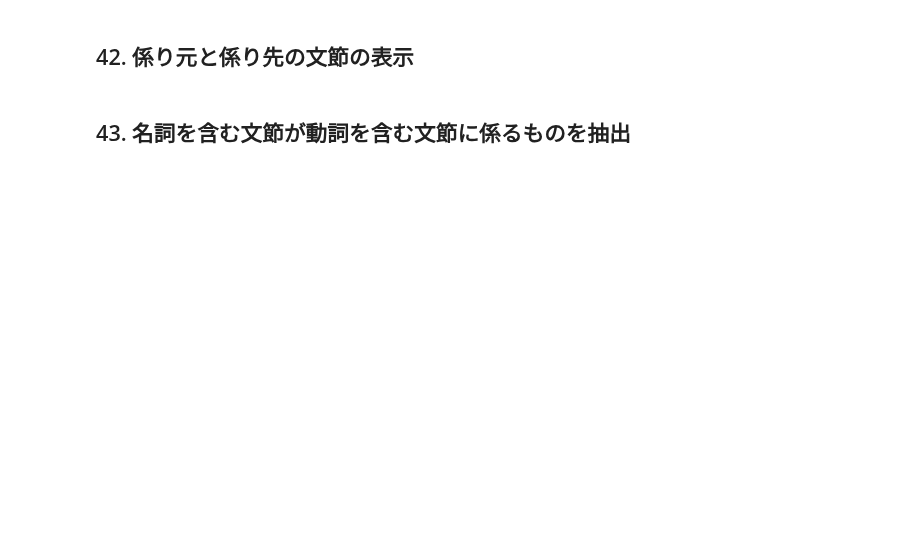
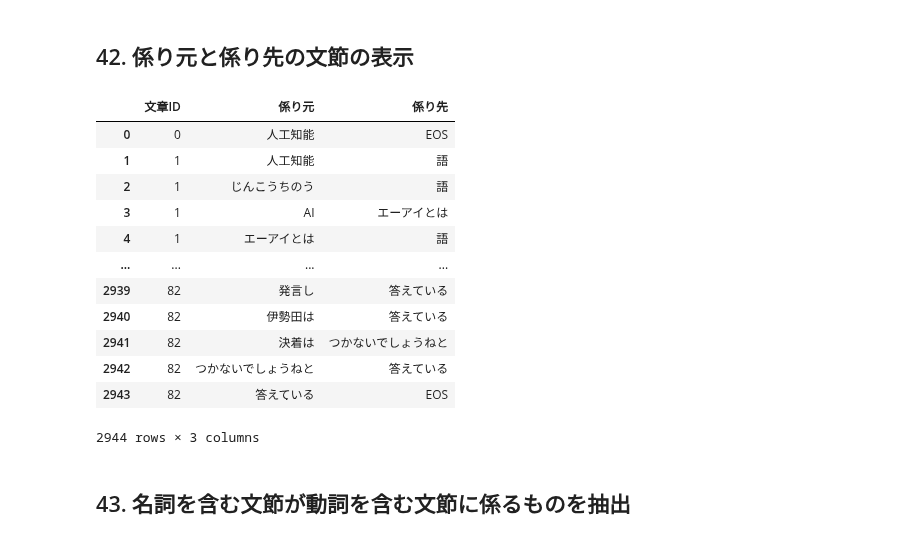
Before and after one commit to Yuki-Wada/exercises, a Jupyter notebook: nlp_100_knock/solutions/Question_40_49.ipynb, the cells around one changed output. Saved outputs shown, nothing was run; the diff lists cells and outputs as text; code cells hidden in the pictures; blank space fills up the shorter version.

```diff
--- a/nlp_100_knock/solutions/Question_40_49.ipynb
+++ b/nlp_100_knock/solutions/Question_40_49.ipynb
@@ -28,0 +54,19 @@ with open(parsed_result_path, 'r', encoding='utf8') as f:
+# %%
+sentences = []
+sentence = []
+clause = []
+for line in parsed_result.split('\n'):
+    if line.startswith('*'):
+        if clause:
+            sentence.append(clause)
+            clause = []
+        clause.append(line)
+    elif line == 'EOS':
+        if clause:
+            sentence.append(clause)
+            clause = []
+        if sentence:
+            sentences.append(sentence)
+            sentence = []
+    else:
+        clause.append(line)
@@ -29,2 +93,9 @@ with open(parsed_result_path, 'r', encoding='utf8') as f:
+# %%
+chunks_list = [[Chunk(clause) for clause in sentence] for sentence in sentences]
+for chunks in chunks_list:
+    for src, chunk in enumerate(chunks):
+        if chunk.dst < 0:
+            continue
+        chunks[chunk.dst].register_src(src)
 # %% [markdown]
 ## 42. 係り元と係り先の文節の表示
@@ -31,2 +115,18 @@ with open(parsed_result_path, 'r', encoding='utf8') as f:
+# %%
+df
+# %% [output]
+|  | 文章ID | 係り元 | 係り先 |
+| 0 | 0 | 人工知能 | EOS |
+| 1 | 1 | 人工知能 | 語 |
+| 2 | 1 | じんこうちのう | 語 |
+| 3 | 1 | AI | エーアイとは |
+| 4 | 1 | エーアイとは | 語 |
+| ... | ... | ... | ... |
+| 2939 | 82 | 発言し | 答えている |
+| 2940 | 82 | 伊勢田は | 答えている |
+| 2941 | 82 | 決着は | つかないでしょうねと |
+| 2942 | 82 | つかないでしょうねと | 答えている |
+| 2943 | 82 | 答えている | EOS |
+2944 rows × 3 columns
 # %% [markdown]
 ## 43. 名詞を含む文節が動詞を含む文節に係るものを抽出
```
Also changed, not shown: parts of 19 cells of this notebook, 10 other files.
